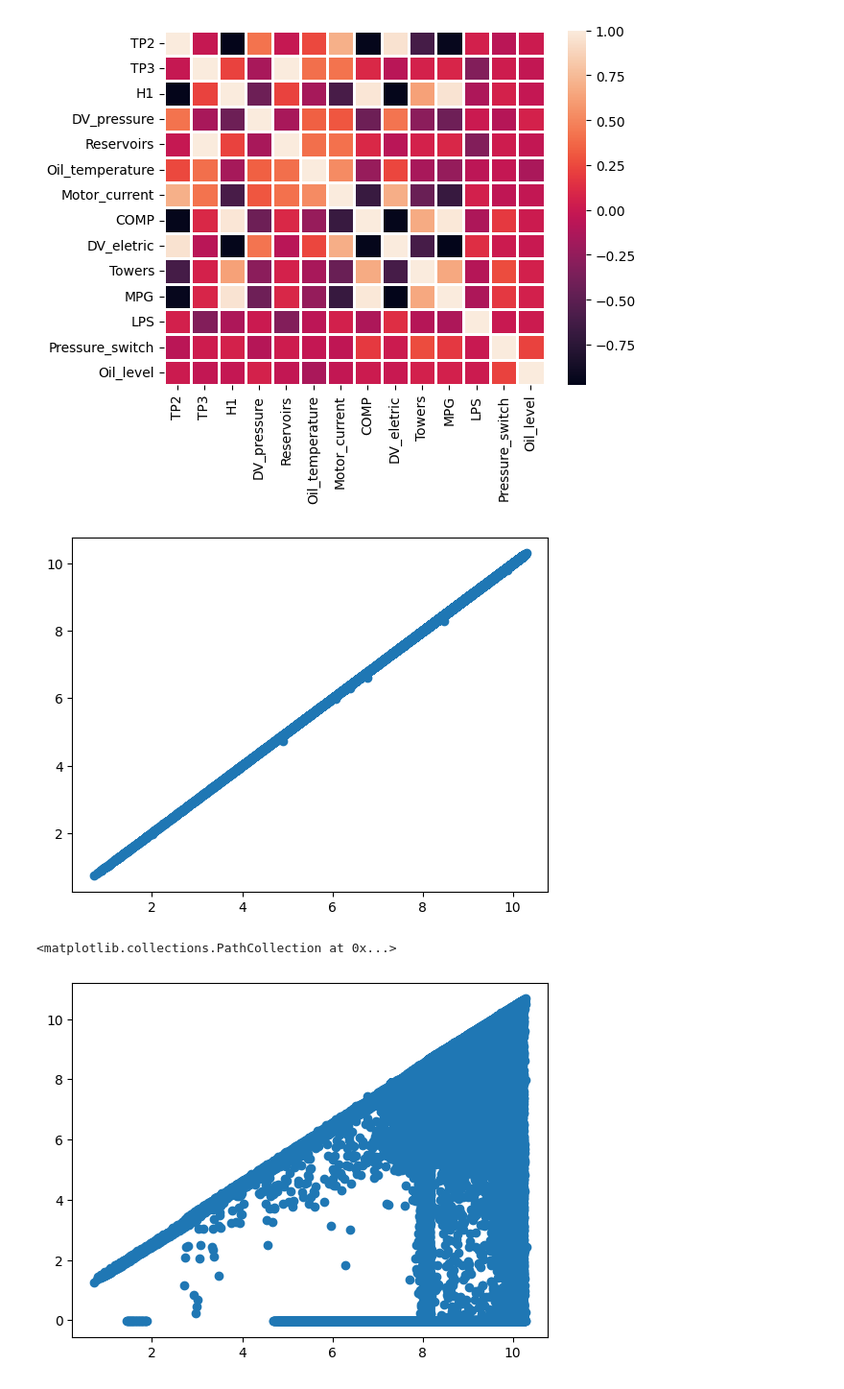
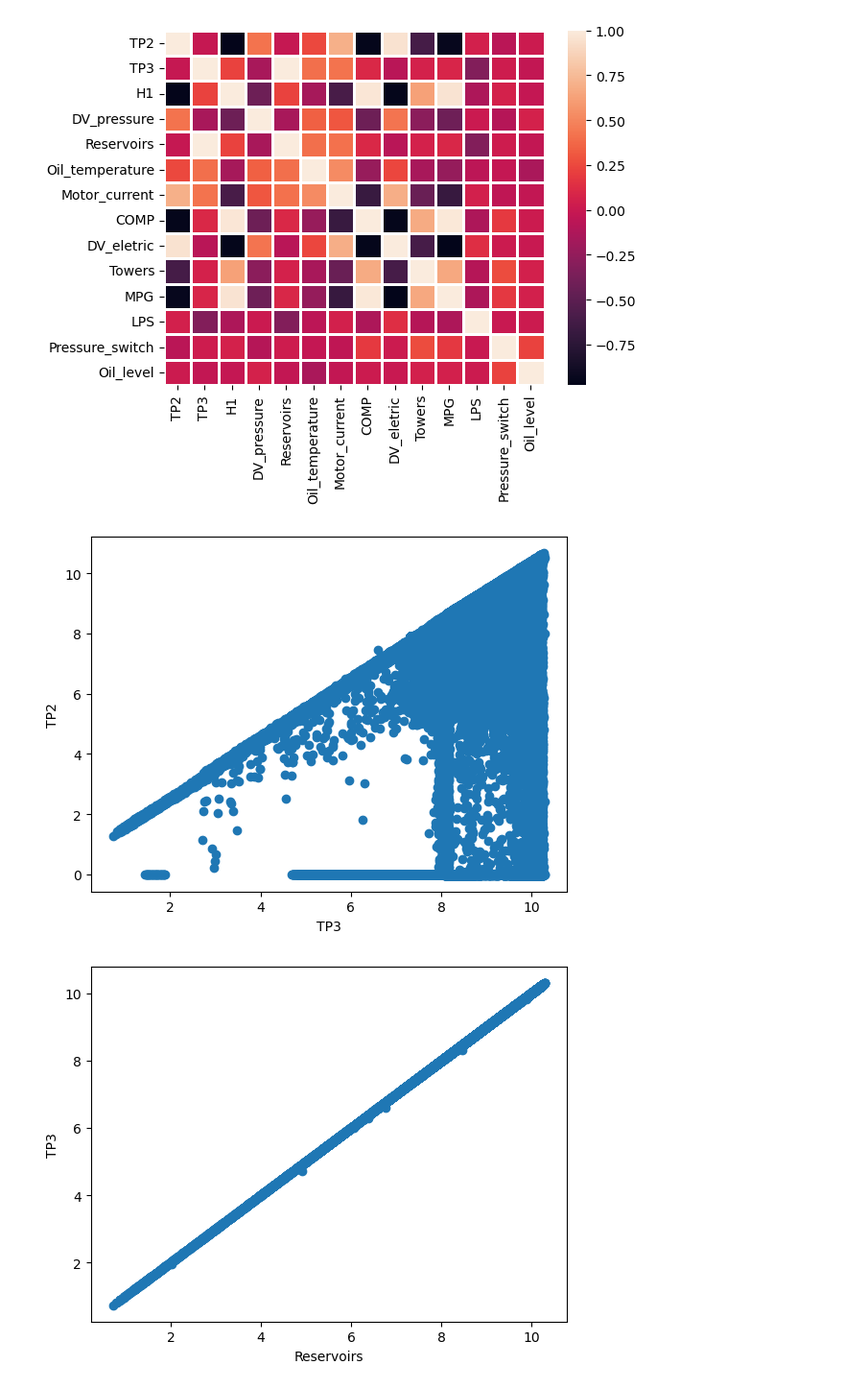
Before and after one commit to Maulik2493/IT496-T18, a Jupyter notebook: 202101019_Harshil_Patel/202101019_Harshil_Patel.ipynb, the cells around one changed output. Shown at 96% size. Cells and saved outputs as stored; diff of their text form; code cells hidden in the pictures.

```diff
--- a/202101019_Harshil_Patel/202101019_Harshil_Patel.ipynb
+++ b/202101019_Harshil_Patel/202101019_Harshil_Patel.ipynb
@@ -50,19 +93,46 @@ sns.heatmap(data=new_df.corr(), lw = 1)
 # %% [output]
 <Axes: >
 [figure]
-# %%
-x1 = np.array(df["Reservoirs"])
-y1 = np.array(df["TP3"])
-
-x2 = np.array(df["Reservoirs"])
-y2 = np.array(df["TP2"])
-
-plt.scatter(x1,y1)
-
-plt.show()
-
-plt.scatter(x2,y2)
-# %% [output]
-[figure, removed]
-<matplotlib.collections.PathCollection at 0x...>
-[figure, removed]
+# %%
+x1 = np.array(df["TP3"])
+y1 = np.array(df["TP2"])
+
+x2 = np.array(df["Reservoirs"])
+y2 = np.array(df["TP3"])
+
+x3 = np.array(df["Reservoirs"])
+y3 = np.array(df["TP2"])
+
+x4 = np.array(df["DV_eletric"])
+y4 = np.array(df["TP3"])
+
+x5 = np.array(df["Motor_current"])
+y5 = np.array(df["TP3"])
+
+plt.scatter(x1,y1)
+plt.xlabel("TP3")
+plt.ylabel("TP2")
+plt.show()
+
+plt.scatter(x2,y2)
+plt.xlabel("Reservoirs")
+plt.ylabel("TP3")
+plt.show()
+
+plt.scatter(x3,y3)
+plt.xlabel("Reservoirs")
+plt.ylabel("TP2")
+plt.show()
+
+plt.scatter(x4,y4)
+plt.xlabel("DV_eletric")
+plt.ylabel("TP3")
+plt.show()
+
+plt.scatter(x5,y5)
+plt.xlabel("Motor_current")
+plt.ylabel("TP3")
+plt.show()
+# %% [output]
+[figure, added]
+[figure, added]
```
Also changed, not shown: parts of 13 cells of this notebook.
